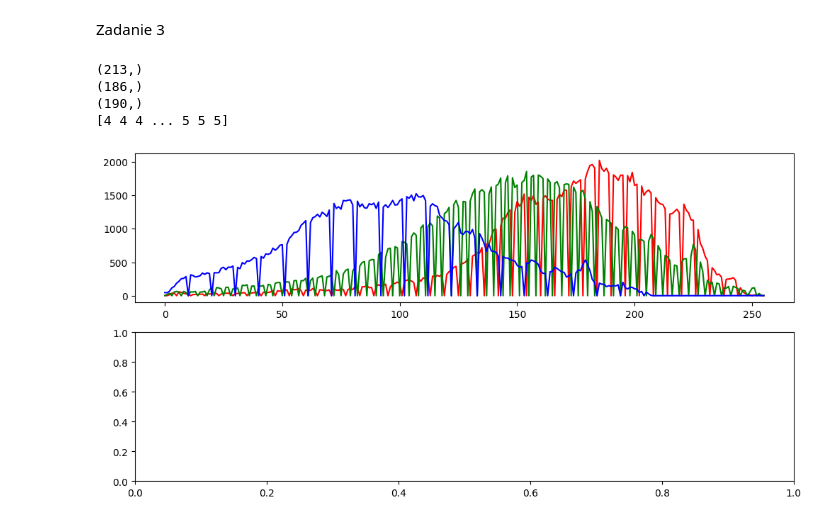
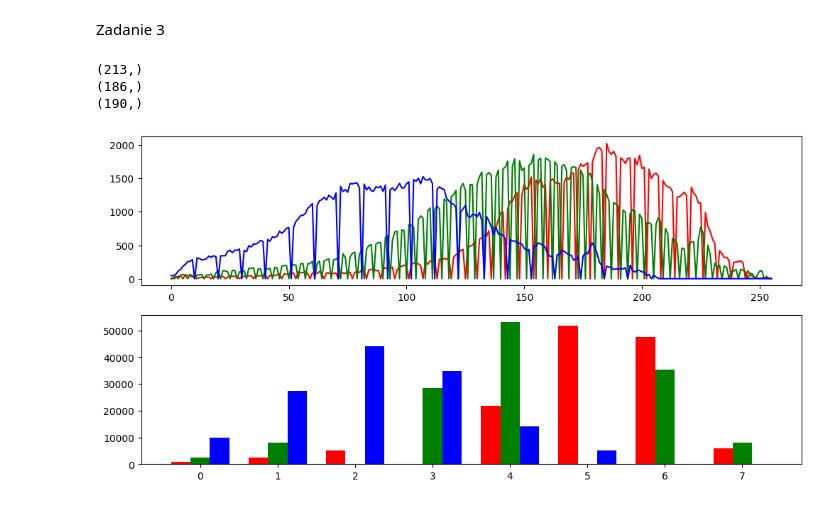
Before and after one commit to Ddestrei/Signal_and_image_processing, a Jupyter notebook: LAB2/lab2.ipynb, the cells around one changed output. Cells and saved outputs as stored; diff of their text form; code cells hidden in the pictures.

```diff
--- a/LAB2/lab2.ipynb
+++ b/LAB2/lab2.ipynb
@@ -58,36 +58,34 @@ Zadanie 3
 import matplotlib.pyplot as plt
 import numpy as np
 import skimage as sk
 
 chelsea = sk.data.chelsea()
 red = np.zeros(chelsea.shape[0] * chelsea.shape[1], dtype=np.uint8)
 green = np.zeros(chelsea.shape[0] * chelsea.shape[1], dtype=np.uint8)
 blue = np.zeros(chelsea.shape[0] * chelsea.shape[1], dtype=np.uint8)
 counter = 0
 for i in range(chelsea.shape[0]):
     for j in range(chelsea.shape[1]):
         red[counter] = chelsea[i, j][0]
         green[counter] = chelsea[i, j][1]
         blue[counter] = chelsea[i, j][2]
         counter += 1
 
 print(np.unique(red).shape)
 print(np.unique(green).shape)
 print(np.unique(blue).shape)
 plt.subplots(2, 1, figsize=(12, 6))
 plt.subplot(2, 1, 1)
 plt.plot(np.histogram(red, bins=256)[0], label='red', color='r')
 plt.plot(np.histogram(green, bins=256)[0], label='green', color='g')
 plt.plot(np.histogram(blue, bins=256)[0], label='blue', color='b')
 plt.subplot(2, 1, 2)
-
-red_reduced = red//32
-red_summed = np.cumsum(red)
-print(red_reduced)
+plt.bar(np.arange(8)-0.25,np.histogram(red//32, bins=8)[0], label='red', color='r',width=0.25)
+plt.bar(np.arange(8),np.histogram(green//32, bins=8)[0], label='green', color='g',width=0.25)
+plt.bar(np.arange(8)+0.25,np.histogram(blue//32, bins=8)[0], label='blue', color='b',width=0.25)
 plt.show()
 # %% [output]
 (213,)
 (186,)
 (190,)
-[4 4 4 ... 5 5 5]
-[figure, old version]
+[figure, new version]
```
